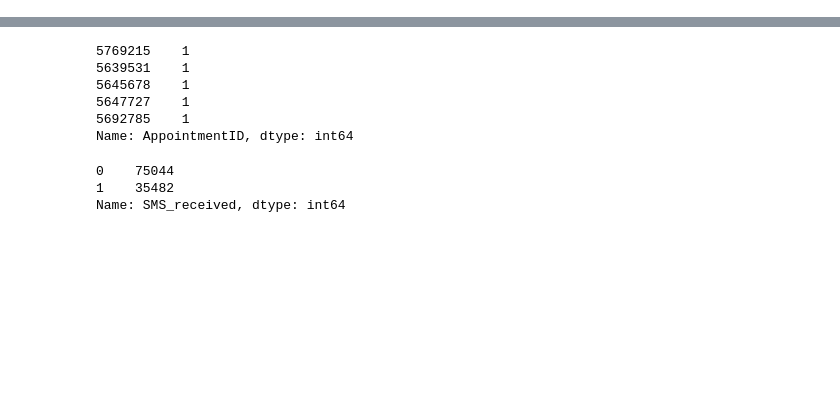
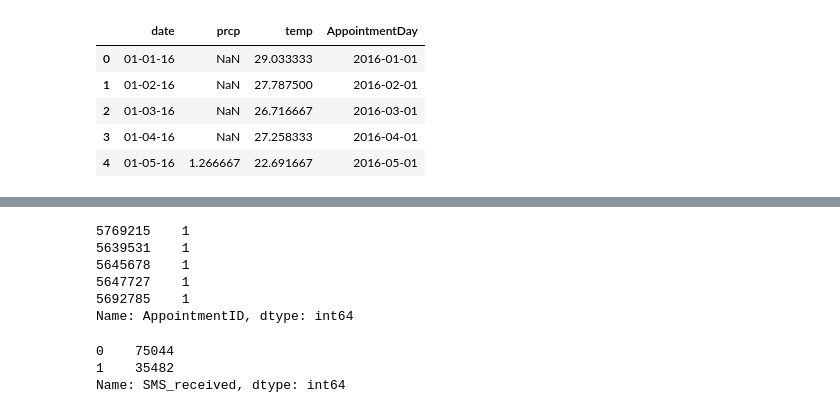
Before and after one commit to Asafamitai/IDC-BDA-Exercises, a Jupyter notebook: NOShow_project_worksheet.ipynb, the cells around one changed output, grey strips where cells are left out. Drawn from its saved outputs; the diff is of its cells as text; code cells hidden in the pictures; blank space fills up the shorter version.

```diff
--- a/NOShow_project_worksheet.ipynb
+++ b/NOShow_project_worksheet.ipynb
@@ -36,0 +111,9 @@ wether_tabl
+# %%
+df_wether_all_day.head()
+# %% [output]
+|  | date | prcp | temp | AppointmentDay |
+| 0 | 01-01-16 | NaN | 29.033333 | 2016-01-01 |
+| 1 | 01-02-16 | NaN | 27.787500 | 2016-02-01 |
+| 2 | 01-03-16 | NaN | 26.716667 | 2016-03-01 |
+| 3 | 01-04-16 | NaN | 27.258333 | 2016-04-01 |
+| 4 | 01-05-16 | 1.266667 | 22.691667 | 2016-05-01 |
```
Also changed, not shown: parts of 13 cells of this notebook, 2 other files.
